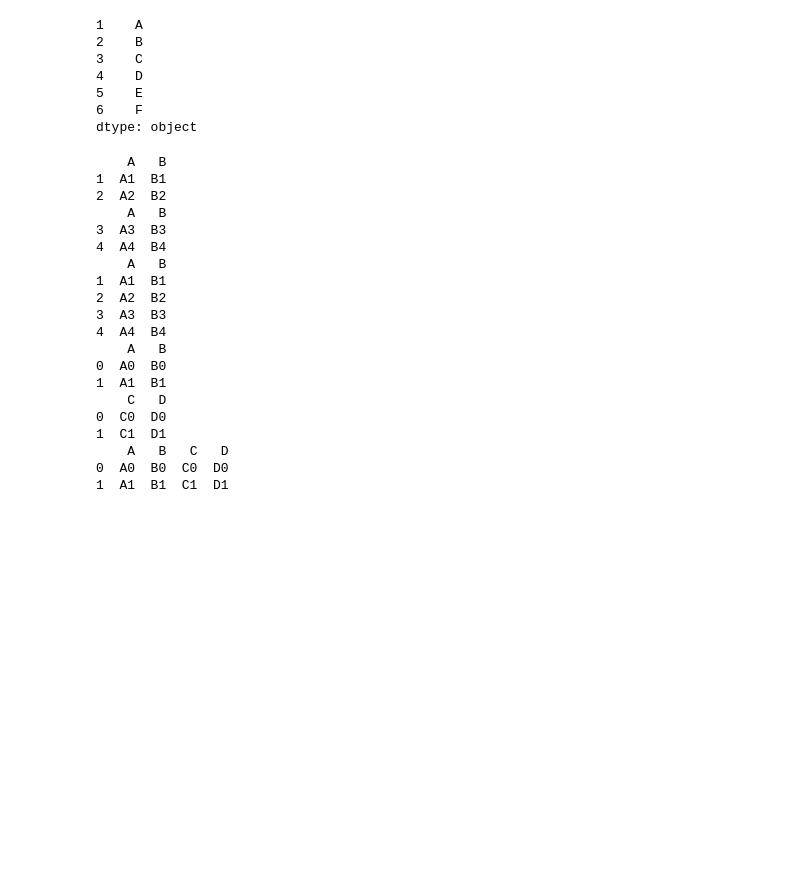
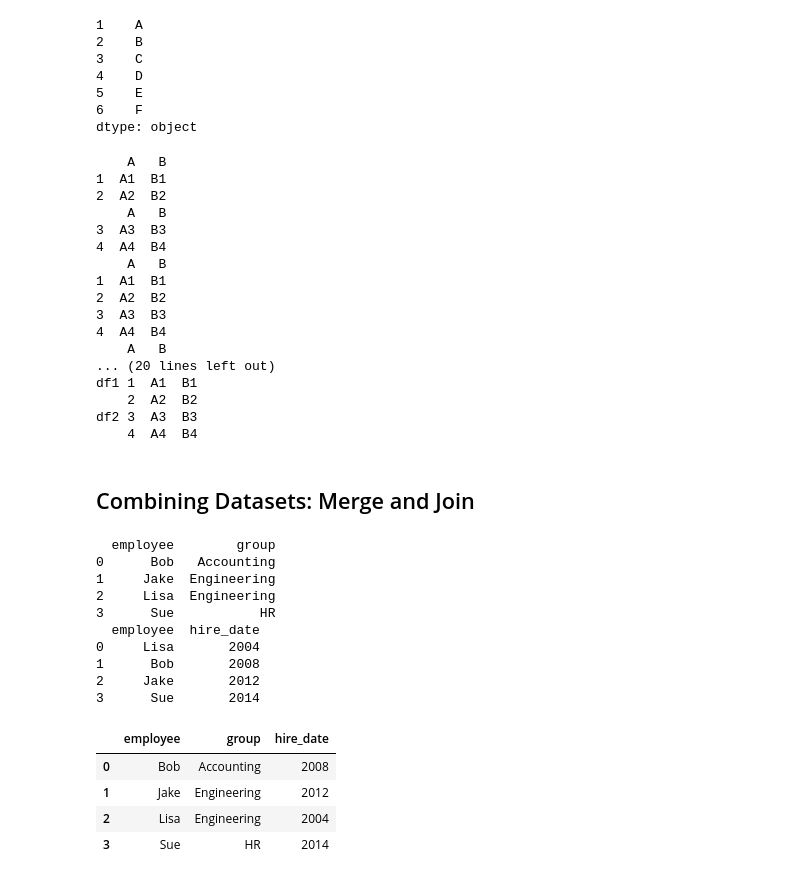
Before and after one commit to Brightchu/pytest, a Jupyter notebook: notes/2_pandas.ipynb, the cells around one changed output. Cells and saved outputs as stored; diff of their text form; code cells hidden in the pictures; blank space fills up the shorter version.

```diff
--- a/notes/2_pandas.ipynb
+++ b/notes/2_pandas.ipynb
@@ -715,6 +715,11 @@ print(df1); print(df2); print(pd.concat([df1, df2]))
 df3 = make_df('AB', [0, 1])
 df4 = make_df('CD', [0, 1])
 print(df3); print(df4); print(pd.concat([df3, df4], axis="columns"))
+print(pd.concat([df3, df4]))
+print()
+print(pd.concat([df3, df4], axis="columns", keys=['df3', 'df24']))
+print()
+print(pd.concat([df1, df2], keys=['df1', 'df2']))
 # %% [output]
     A   B
 1  A1  B1
@@ -728,11 +733,34 @@ print(df3); print(df4); print(pd.concat([df3, df4], axis="columns"))
 3  A3  B3
 4  A4  B4
     A   B
-0  A0  B0
-1  A1  B1
-    C   D
-0  C0  D0
-1  C1  D1
-    A   B   C   D
-0  A0  B0  C0  D0
-1  A1  B1  C1  D1
+... (20 lines left out)
+df1 1  A1  B1
+    2  A2  B2
+df2 3  A3  B3
+    4  A4  B4
+# %% [markdown]
+## Combining Datasets: Merge and Join
+# %%
+df1 = pd.DataFrame({'employee': ['Bob', 'Jake', 'Lisa', 'Sue'],
+                    'group': ['Accounting', 'Engineering', 'Engineering', 'HR']})
+df2 = pd.DataFrame({'employee': ['Lisa', 'Bob', 'Jake', 'Sue'],
+                    'hire_date': [2004, 2008, 2012, 2014]})
+print(df1); print(df2)
+df3 = pd.merge(df1, df2)
+df3
+# %% [output]
+  employee        group
+0      Bob   Accounting
+1     Jake  Engineering
+2     Lisa  Engineering
+3      Sue           HR
+  employee  hire_date
+0     Lisa       2004
+1      Bob       2008
+2     Jake       2012
+3      Sue       2014
+|  | employee | group | hire_date |
+| 0 | Bob | Accounting | 2008 |
+| 1 | Jake | Engineering | 2012 |
+| 2 | Lisa | Engineering | 2004 |
+| 3 | Sue | HR | 2014 |
```
Also changed, not shown: parts of 13 cells of this notebook, 3 other files.
